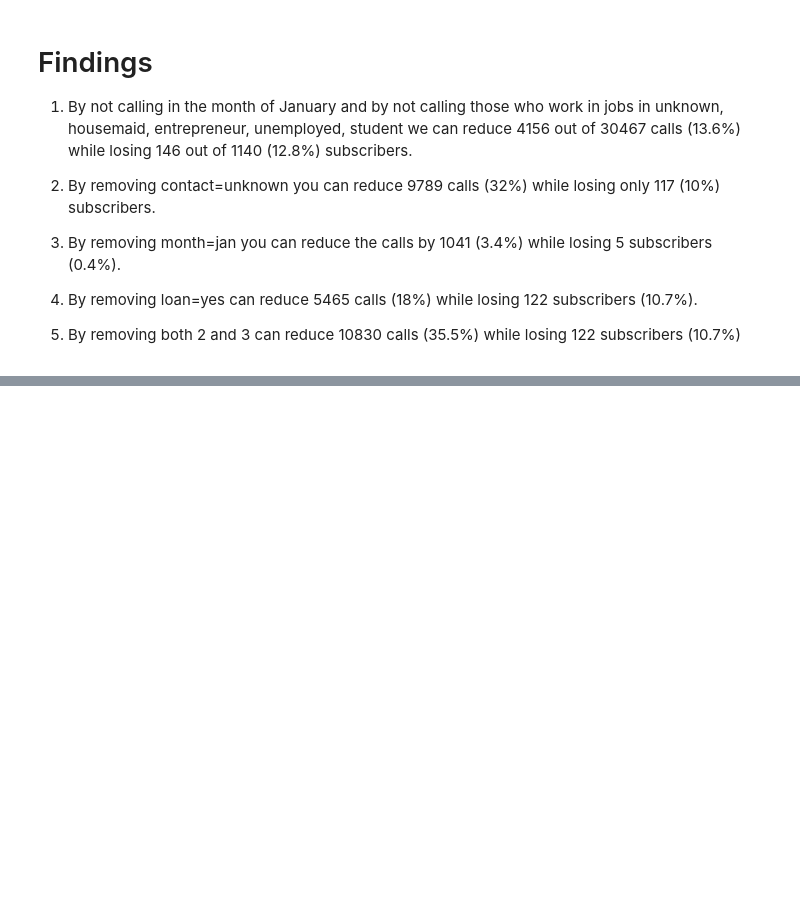
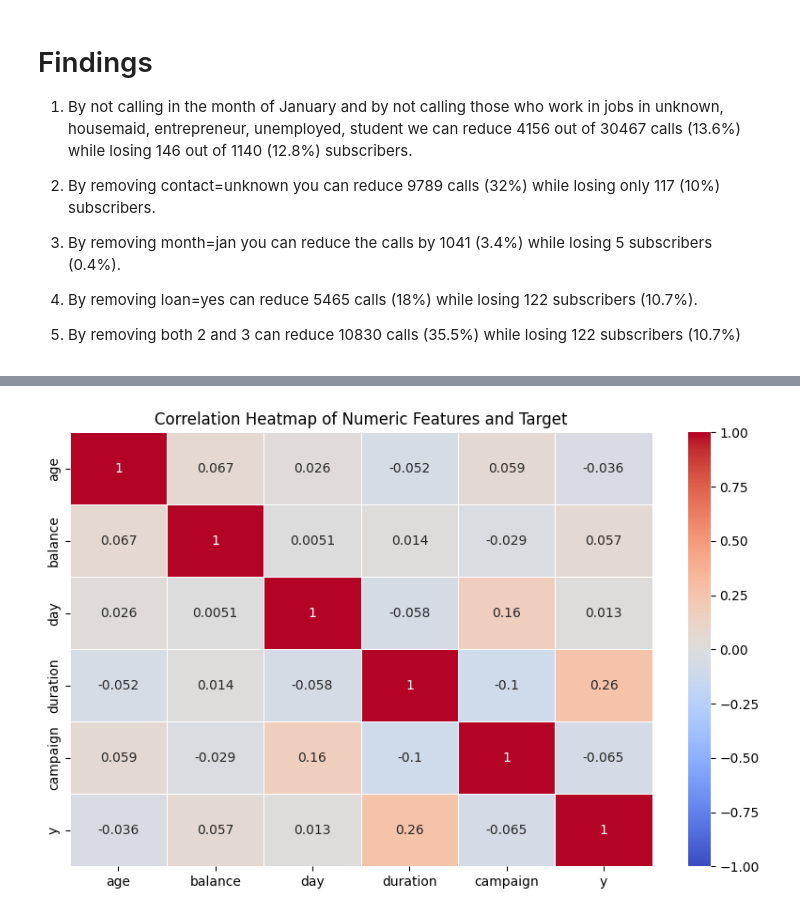
Before and after one commit to pranav-netizen/CbPode4xMs2TacH1, a Jupyter notebook: term-deposit-marketing.ipynb, the cells around one changed output, grey strips where cells are left out. Saved outputs shown, nothing was run; the diff lists cells and outputs as text; code cells hidden in the pictures; blank space fills up the shorter version.

```diff
--- a/term-deposit-marketing.ipynb
+++ b/term-deposit-marketing.ipynb
@@ -382,0 +452,14 @@ print(sorted_binary_counts_df[['feature', 'sub_category', 'yes', 'no', 'proporti
+# %%
+# Convert 'y' to binary values (1 for 'yes', 0 for 'no') and avoid SettingWithCopyWarning
+data_cleaned_filtered.loc[:, 'y'] = data_cleaned_filtered['y'].map({'yes': 1, 'no': 0}).astype(int)
+
+# Create a correlation matrix including 'y'
+corr_matrix = data_cleaned_filtered[numeric_features + ['y']].corr()
+
+# Plot the heatmap
+plt.figure(figsize=(10, 6))
+sns.heatmap(corr_matrix, annot=True, cmap='coolwarm', vmin=-1, vmax=1, linewidths=0.5)
+plt.title('Correlation Heatmap of Numeric Features and Target')
+plt.show()
+# %% [output]
+[figure, added]
```
Also changed, not shown: parts of 152 cells of this notebook.
